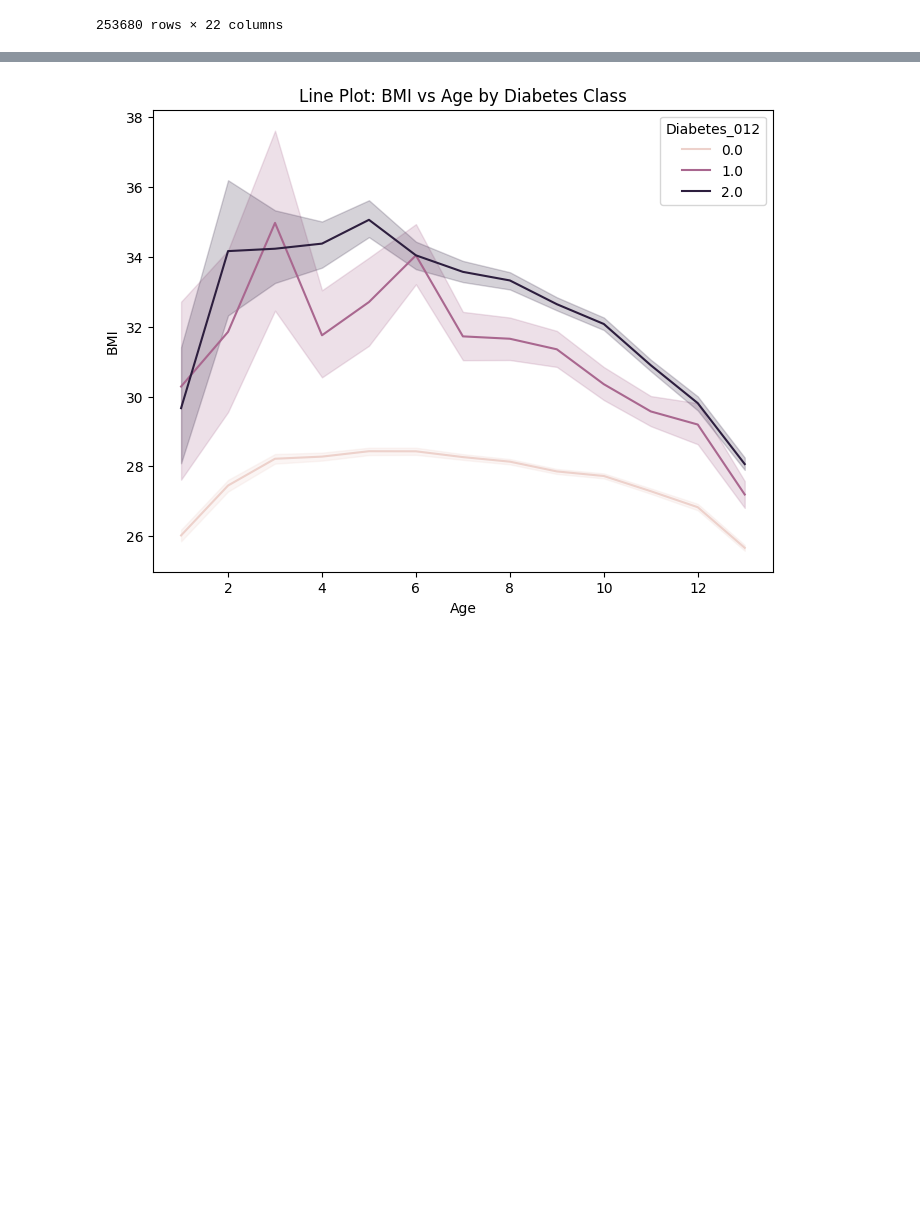
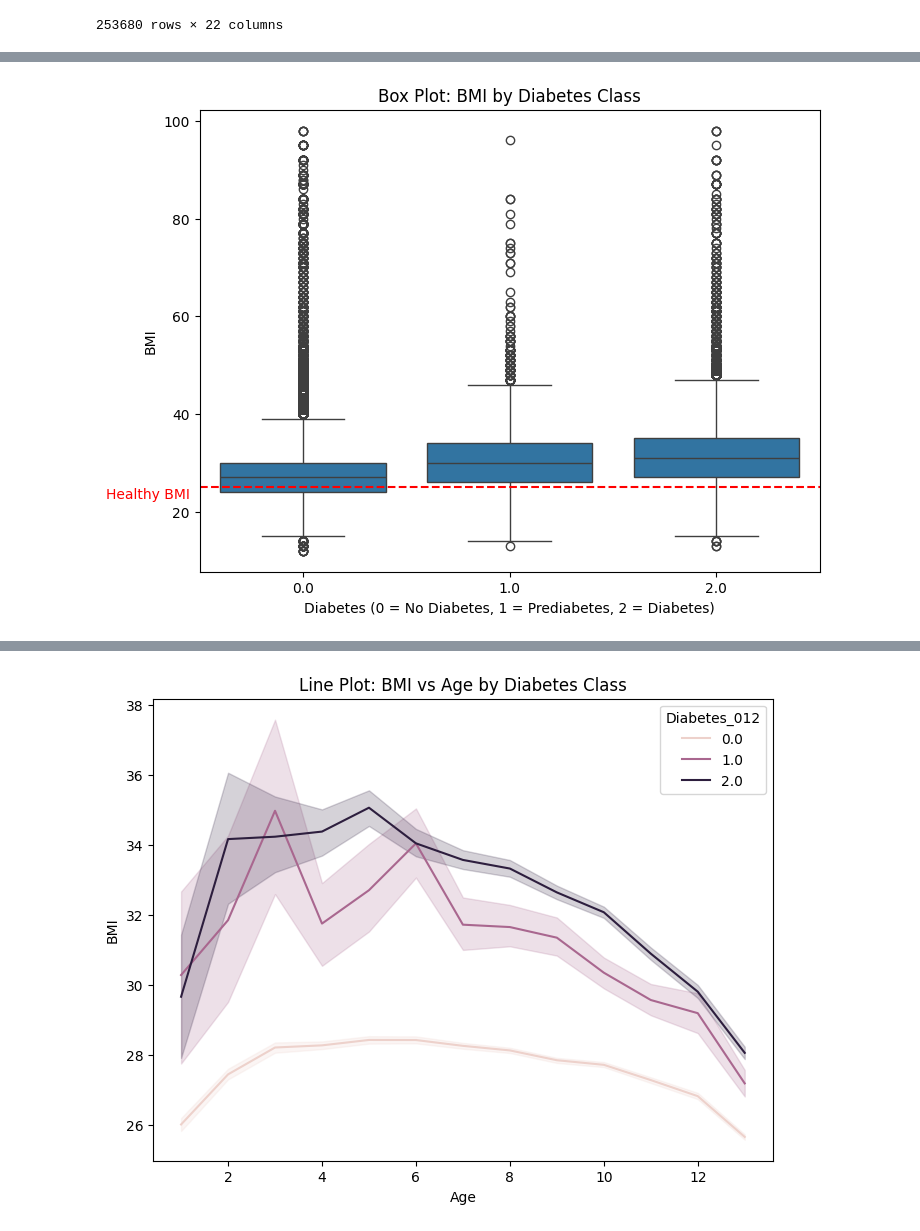
Before and after one commit to suhasp3/DiabetesClassifier, a Jupyter notebook: Project.ipynb, the cells around one changed output, grey strips where cells are left out. Saved outputs shown, nothing was run; the diff lists cells and outputs as text; code cells hidden in the pictures; blank space fills up the shorter version.

```diff
--- a/Project.ipynb
+++ b/Project.ipynb
@@ -22,8 +22,12 @@ diabetes_large
 | 253679 | 2.0 | 1.0 | 1.0 | 1.0 | 25.0 | 0.0 | 0.0 | 1.0 | ... |
 253680 rows × 22 columns
 # %%
-for feature in ['BMI', 'Age', 'GenHlth']:
+def feature_boxplot(feature, BMI = False):
     plt.figure(figsize=(8, 6))
     sns.boxplot(data=diabetes_large, x='Diabetes_012', y=feature)
     plt.title(f'Box Plot: {feature} by Diabetes Class')
+    plt.xlabel("Diabetes (0 = No Diabetes, 1 = Prediabetes, 2 = Diabetes)")
+    if BMI == True:
+        plt.axhline(25, color="red", linestyle="--")
+        plt.text(x=-0.75,y=22,s='Healthy BMI',color="red",fontsize=10,ha='center',va='bottom')
     plt.show()
@@ -33,0 +34,4 @@ for feature in ['BMI', 'Age', 'GenHlth']:
+# %%
+feature_boxplot("BMI", True)
+# %% [output]
+[figure, added]
```
Also changed, not shown: parts of 3 cells of this notebook.
